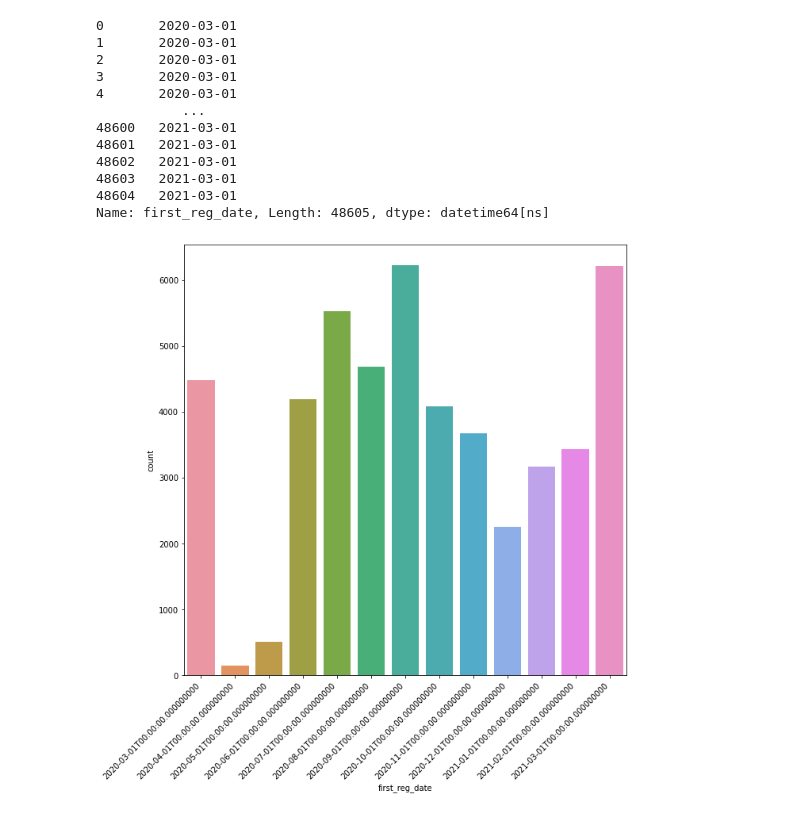
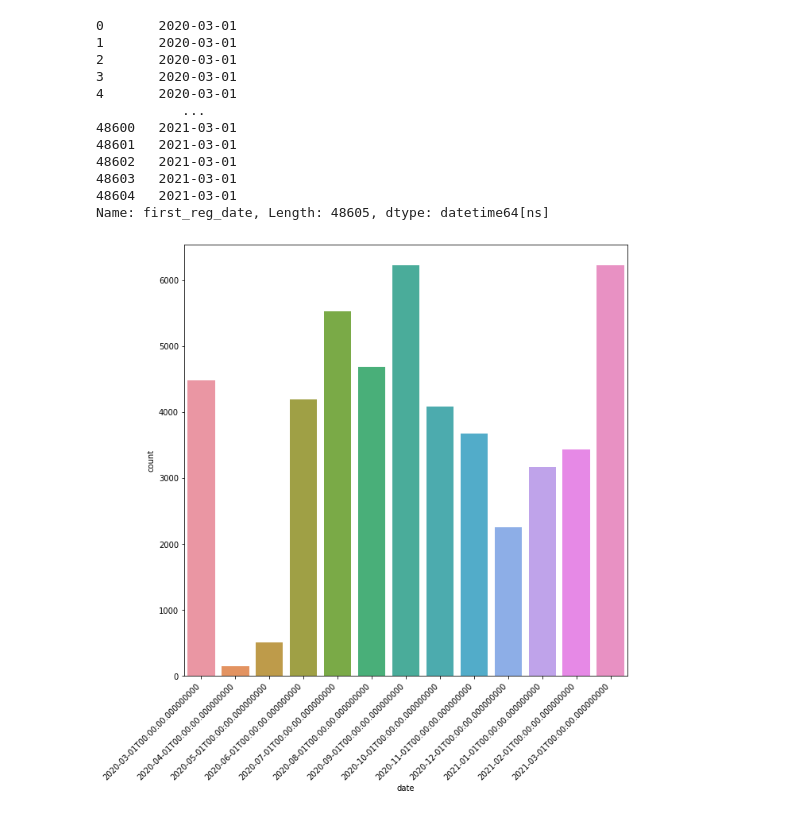
Before and after one commit to KwstasMCPU/NewAutoMotive, a Jupyter notebook: new_auto_task.ipynb, the cells around one changed output. Cells and saved outputs as stored; diff of their text form; code cells hidden in the pictures.

```diff
--- a/new_auto_task.ipynb
+++ b/new_auto_task.ipynb
@@ -91,6 +109,9 @@ Hybrid            6098
 Pure electric     1937
 Gas                 54
 Name: fuelType, dtype: int64
+# %%
+# switching the fuel column type to a category type for better memory optimization
+car_df.fuelType = car_df.fuelType.astype('category')
 # %%
 , color=['#3548db','#09ede6','#41e02f','#e84427']
 # %%
@@ -144,2 +165,2 @@ array(['2020-03-01T00:00:00.000000000', '2020-04-01T00:00:00.000000000',
 # %%
-car_df.first_reg_date = car_df.first_reg_date.apply(lambda x: x[:10])
+car_df.first_reg_date = car_df.first_reg_date.dt.date
@@ -148,7 +167,7 @@ TypeError: 'Timestamp' object is not subscriptable
 # %%
-car_df.first_reg_date = pd.to_datetime(car_df.first_reg_date, format="%Y-%m-%d")
-# was having an error when trying to convert the whole string to a date in a YYYY-MM-DD format
-# thus i just kept the date and left out the time from the initial string and then format it to datetime object
+car_df['date'] = pd.to_datetime(car_df.first_reg_date, format='%Y-%m-%d')
+# was having an error when trying to convert the whole string to a date in a YYYY-MM-DD format using the pd.to_datetime(car_df.first_reg_date, format=%Y-%m-%d)
+# thus i firstly used the .dt.date to first access just the date component and then convert it into a datetime64 object
 # %%
 car_df.first_reg_date
 # %% [output]
@@ -166,7 +185,7 @@ car_df.first_reg_date
 Name: first_reg_date, Length: 48605, dtype: datetime64[ns]
 # %%
 fig = plt.figure(figsize=(10,10))
-sns.countplot(x='first_reg_date', data=car_df)
+sns.countplot(x='date', data=car_df)
 plt.xticks(rotation=45, ha='right');
 # %% [output]
-[figure, old version]
+[figure, new version]
```
Also changed, not shown: parts of 5 cells of this notebook.
